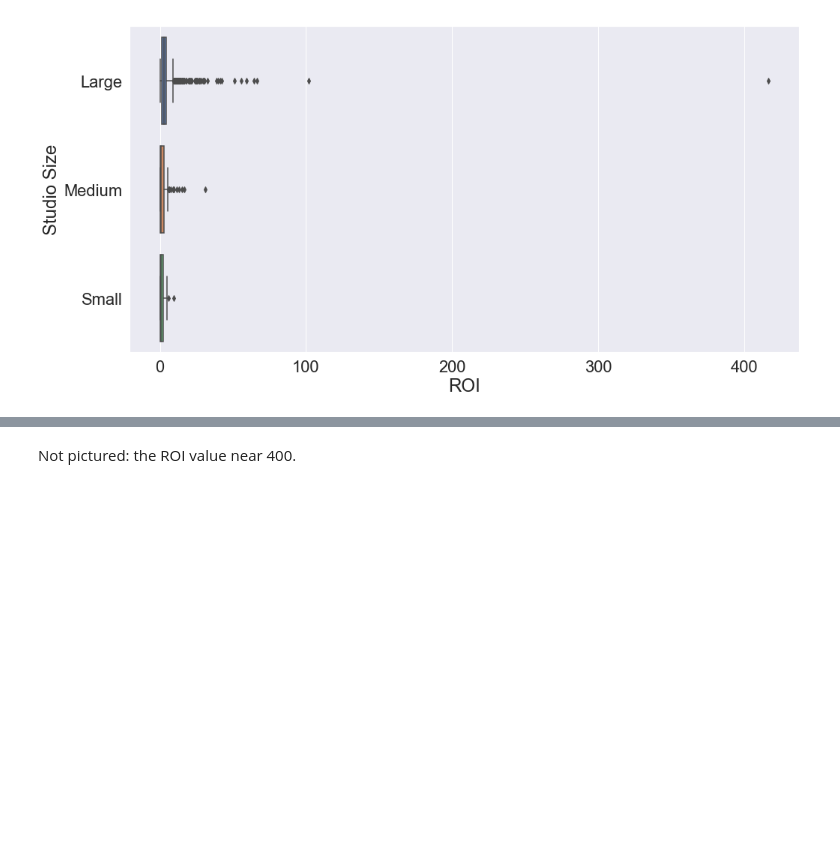
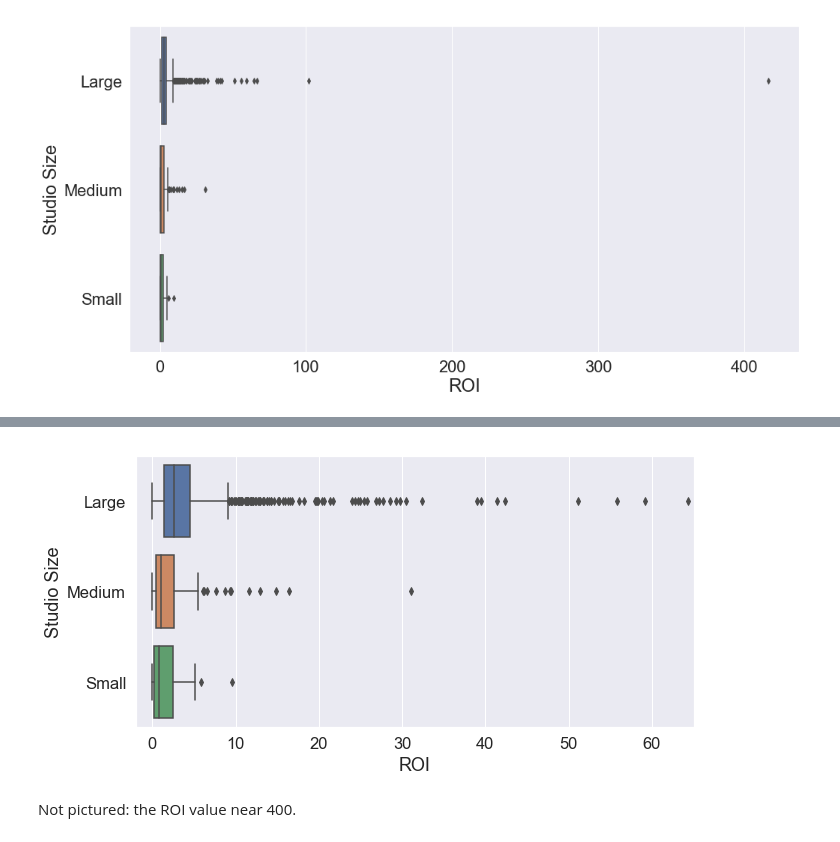
Before and after one commit to StevenDye/FIS-Mod1-Project, a Jupyter notebook: project/SD_Data_Visualization.ipynb, the cells around one changed output, grey strips where cells are left out. Saved outputs shown, nothing was run; the diff lists cells and outputs as text; code cells hidden in the pictures; blank space fills up the shorter version.

```diff
--- a/project/SD_Data_Visualization.ipynb
+++ b/project/SD_Data_Visualization.ipynb
@@ -136,3 +137,12 @@ plt.ylabel('Studio Size');
+# %%
+sns.set(font_scale=1.5)
+plt.figure(figsize=(10, 5))
+sns.boxplot(y=df['studio_size'], x=df['roi'])
+plt.xlim(-2, 65)
+plt.xlabel('ROI')
+plt.ylabel('Studio Size');
+# %% [output]
+[figure, added]
 # %% [markdown]
 Not pictured: the ROI value near 400.
 # %%
```
Also changed, not shown: parts of 7 cells of this notebook, 1 other file.
